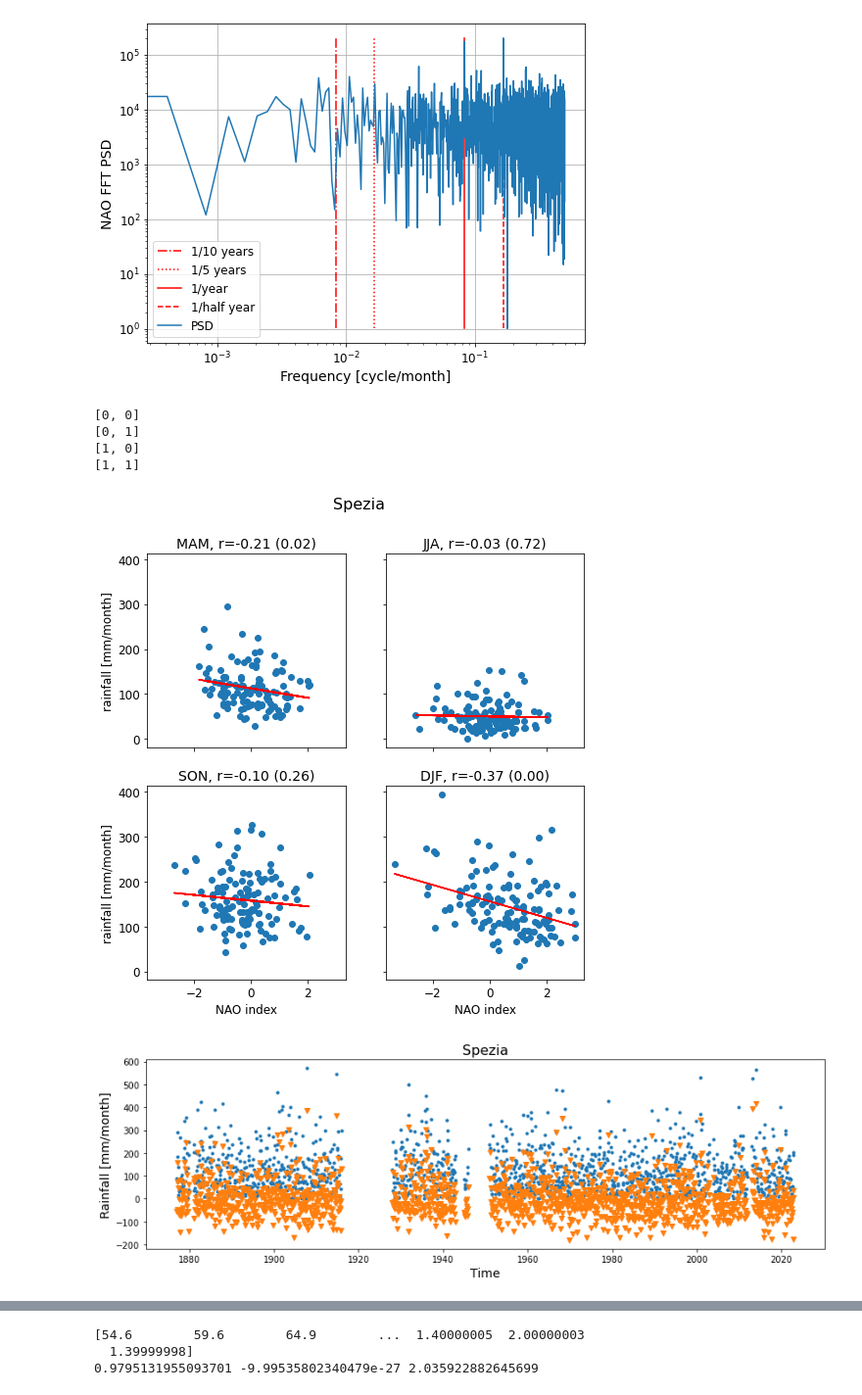
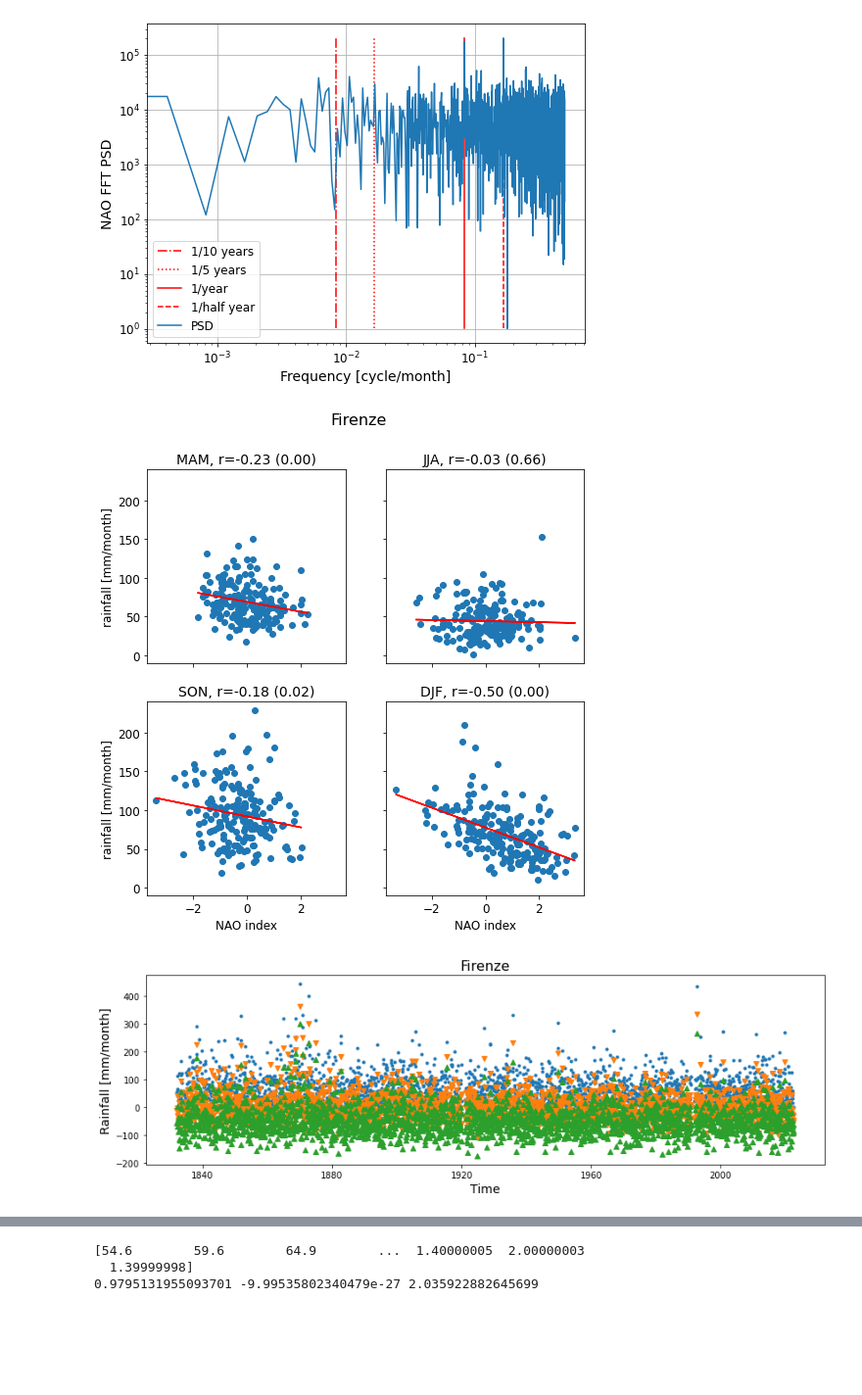
Before and after one commit to agonmer/magra_rainfall, a Jupyter notebook: rainfall_series.ipynb, the cells around one changed output, grey strips where cells are left out. Shown at 98% size. Saved outputs shown, nothing was run; the diff lists cells and outputs as text; code cells hidden in the pictures; blank space fills up the shorter version.

```diff
--- a/rainfall_series.ipynb
+++ b/rainfall_series.ipynb
@@ -70,11 +70,11 @@ def get_nao_season(label_season):
 # %%
 # v2 data
 case_study = 'firenze'; title_str = 'Firenze'
-case_study = 'genova'; title_str = 'Genova'
-case_study = 'pisa'; title_str = 'Pisa'
-case_study = 'sarzana'; title_str = 'Sarzana'
-case_study = 'savona'; title_str = 'Savona'
-case_study = 'spezia'; title_str = 'Spezia'
+#case_study = 'genova'; title_str = 'Genova'
+#case_study = 'pisa'; title_str = 'Pisa'
+#case_study = 'sarzana'; title_str = 'Sarzana'
+#case_study = 'savona'; title_str = 'Savona'
+#case_study = 'spezia'; title_str = 'Spezia'
 
 path2data = "./data/"
 # %%
@@ -378,7 +378,6 @@ axs = axs.ravel()
 for jj in range(4):
     nao_x = nao_xx[jj,:]
     rain_y = rain_yy[jj,:]
-    print(axi[jj])
     x, y = nao_x[(~np.isnan(nao_x))&(~np.isnan(rain_y))], rain_y[(~np.isnan(nao_x))&(~np.isnan(rain_y))]
     axs[jj].scatter(x,y)
     axs[jj].tick_params(axis='both',labelsize=12)
@@ -395,39 +394,39 @@ for jj in range(4):
 plt.suptitle(title_str,fontsize=16)
 plt.savefig('./figures/'+case_study+'nao_rainfall_seasonal_correlation.png',bbox_inches = 'tight')
 # %% [output]
-[0, 0]
-[0, 1]
-[1, 0]
-[1, 1]
-[figure, old version]
+[figure, new version]
 # %%
 # Now I can compute the seasonal residuals (by removing the seasonal cycle at the monthly time scale) for all
 # stations.
 # We could then compute the spatial correlation between those, to see whether the residuals are spatially
 # correlated and, thus, they correspond to large or local systems.
 # The pdf of the residuals could also be informative in terms of intensity of the events.
 
 # Remove the seasonal cycle, considering that the first month of the record is always Jan.
 
 rainfall_no_ss = np.zeros(len(rainfall_regular))
+rainfall_no_ss_1std = np.zeros(len(rainfall_regular))
 for ll in range(len(rainfall_regular)):
     moy = ll%12+1 # month of the year
     rainfall_no_ss[ll] = rainfall_regular[ll] - seasonal_cycle_mean[moy-1]
+    rainfall_no_ss_1std[ll] = rainfall_regular[ll] - seasonal_cycle_mean[moy-1] - seasonal_cycle_std[moy-1]
 
 plt.figure(figsize=(14,4))
 
 plt.plot(time_regular,rainfall_regular,'.')
 plt.ylabel('Rainfall [mm/month]',fontsize=14)
 plt.xlabel('Time',fontsize=14)
 plt.title(title_str,fontsize=16)
 
 plt.plot(time_regular,rainfall_no_ss,'v')
+plt.plot(time_regular,rainfall_no_ss_1std,'^')
 
 # Save the regular rainfall and the time series with no seasonal cycle.
 d = {'time_regular':np.transpose(time_regular),
      'rainfall_regular':np.transpose(rainfall_regular),
-     'rainfall_no_ss':np.transpose(rainfall_no_ss)}
+     'rainfall_no_ss':np.transpose(rainfall_no_ss),
+     'rainfall_no_ss_1std':np.transpose(rainfall_no_ss_1std)}
 df = pd.DataFrame(data=d)
 df.to_csv('./'+case_study+'_regular_rainfall.txt', index=False)
 # %% [output]
-[figure, old version]
+[figure, new version]
```
Also changed, not shown: parts of 10 cells of this notebook.
